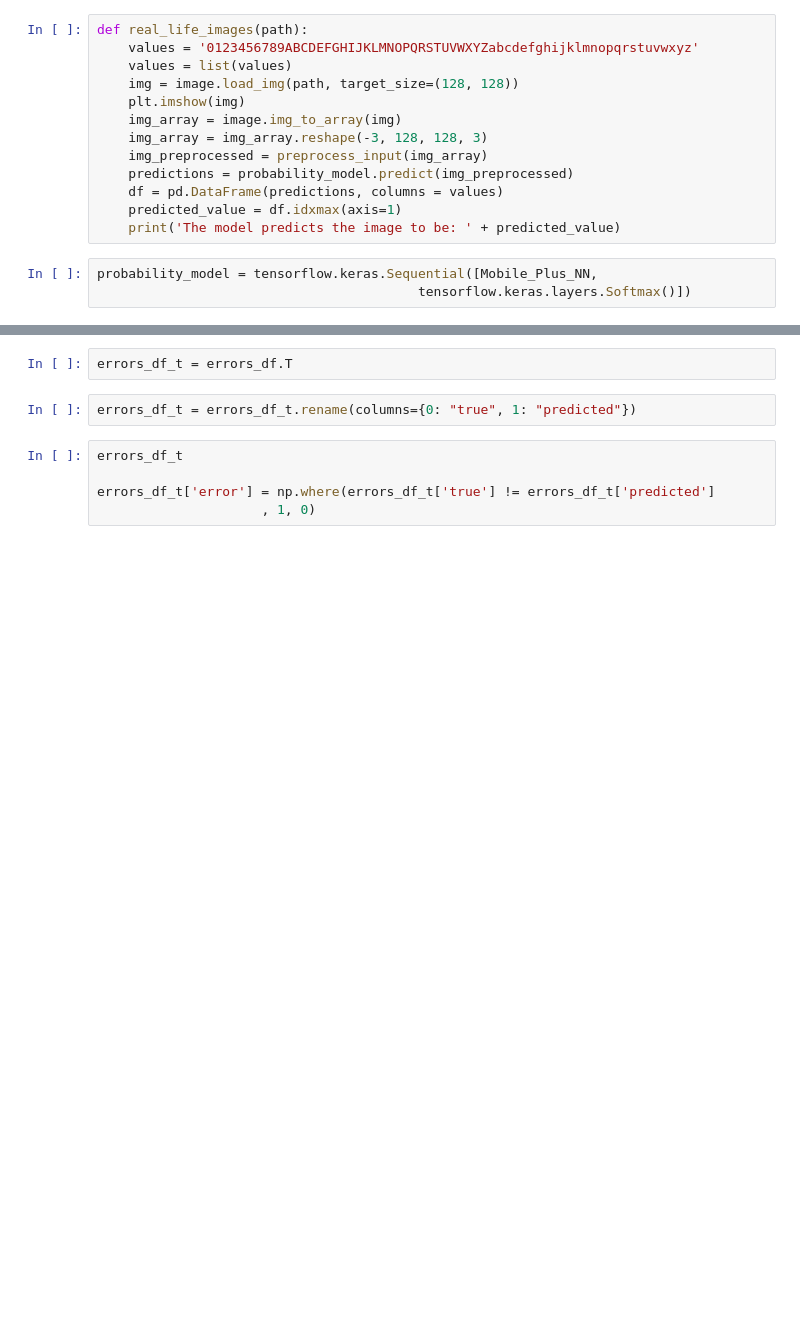
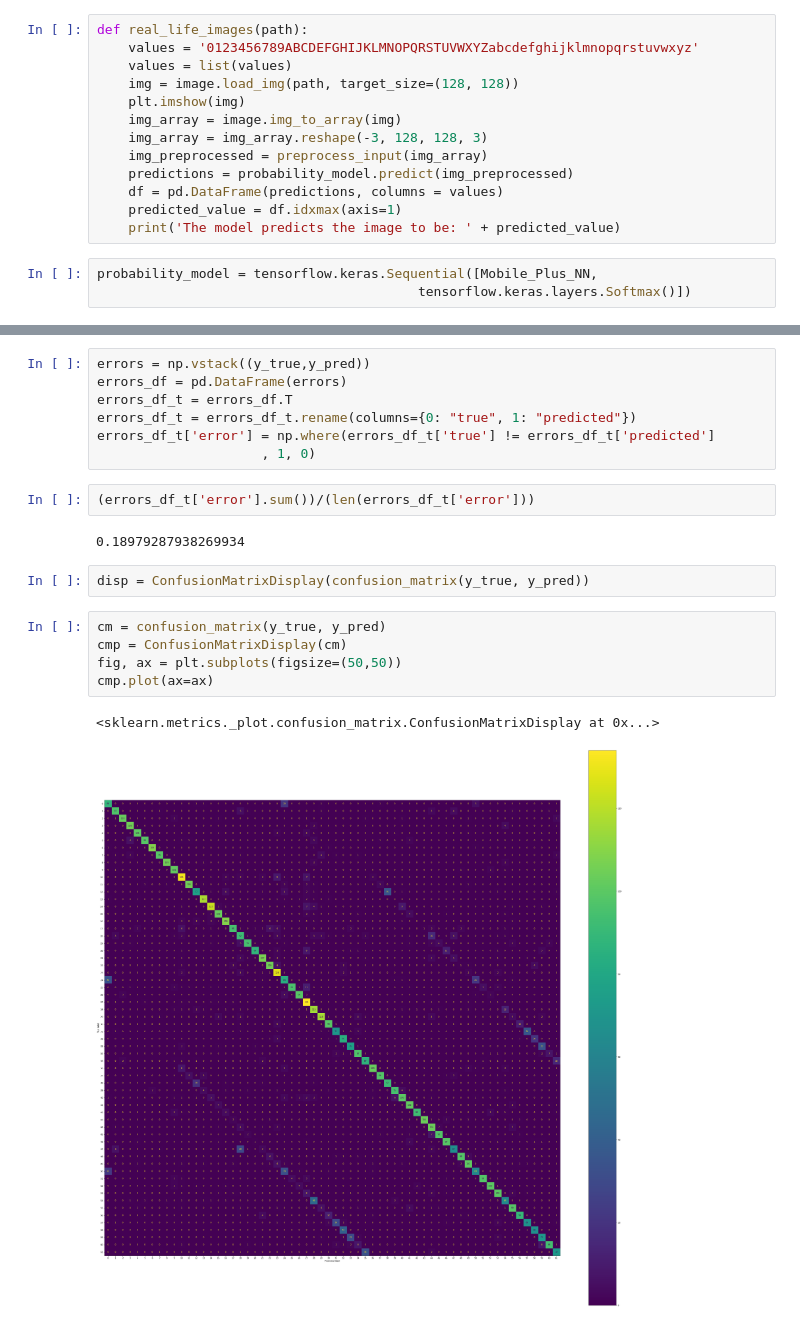
Before and after one commit to tyrnaki/metis_coursework, a Jupyter notebook: Text_Recognition/Model Evaluation Clean.ipynb, the cells around one changed output, grey strips where cells are left out. Drawn from its saved outputs; the diff is of its cells as text; blank space fills up the shorter version.

```diff
--- a/Text_Recognition/Model Evaluation Clean.ipynb
+++ b/Text_Recognition/Model Evaluation Clean.ipynb
@@ -120,12 +87,24 @@ errors_df = pd.DataFrame(errors)
-# %%
-errors_df_t = errors_df.T
-# %%
-errors_df_t = errors_df_t.rename(columns={0: "true", 1: "predicted"})
 # %%
-errors_df_t
-
+errors = np.vstack((y_true,y_pred))
+errors_df = pd.DataFrame(errors)
+errors_df_t = errors_df.T
+errors_df_t = errors_df_t.rename(columns={0: "true", 1: "predicted"})
 errors_df_t['error'] = np.where(errors_df_t['true'] != errors_df_t['predicted']
                      , 1, 0)
+# %%
+(errors_df_t['error'].sum())/(len(errors_df_t['error']))
+# %% [output]
+0.18979287938269934
+# %%
+disp = ConfusionMatrixDisplay(confusion_matrix(y_true, y_pred))
+# %%
+cm = confusion_matrix(y_true, y_pred)
+cmp = ConfusionMatrixDisplay(cm)
+fig, ax = plt.subplots(figsize=(50,50))
+cmp.plot(ax=ax)
+# %% [output]
+<sklearn.metrics._plot.confusion_matrix.ConfusionMatrixDisplay at 0x...>
+[figure, added]
 # %%
 errors_df_t
 # %% [output]
```
Also changed, not shown: parts of 35 cells of this notebook, 3 other files.
